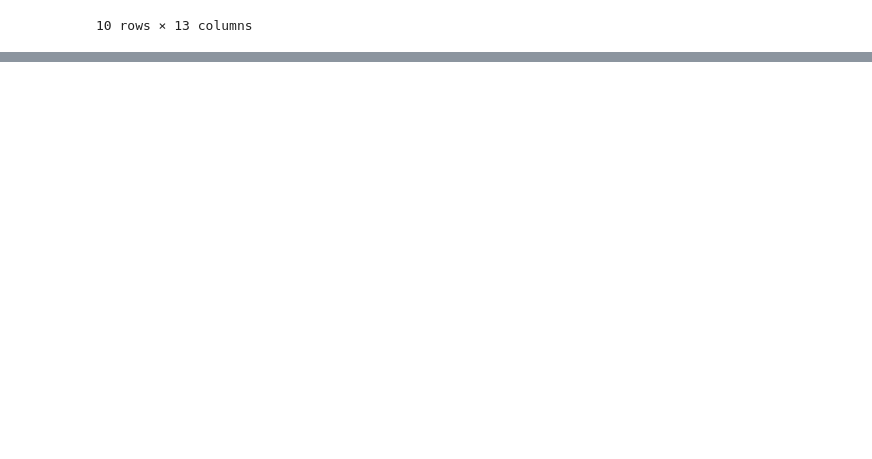
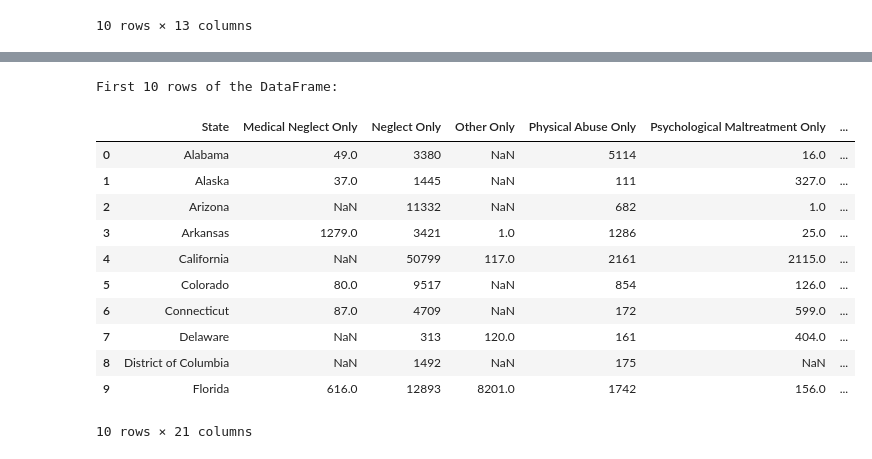
Before and after one commit to jas-tang/datasci_1_loading, a Jupyter notebook: HHA507.ipynb, the cells around one changed output, grey strips where cells are left out. Saved outputs shown, nothing was run; the diff lists cells and outputs as text; code cells hidden in the pictures; blank space fills up the shorter version.

```diff
--- a/HHA507.ipynb
+++ b/HHA507.ipynb
@@ -238,0 +284,20 @@ First 10 rows of the DataFrame:
+# %%
+maltreatment = pd.read_excel("/content/sample_data/Maltreatment_Types_of_Victims.xlsx")
+#Display only 10
+result = maltreatment.head(10)
+print("First 10 rows of the DataFrame:")
+result
+# %% [output]
+First 10 rows of the DataFrame:
+|  | State | Medical Neglect Only | Neglect Only | Other Only | Physical Abuse Only | Psychological Maltreatment Only | ... |
+| 0 | Alabama | 49.0 | 3380 | NaN | 5114 | 16.0 | ... |
+| 1 | Alaska | 37.0 | 1445 | NaN | 111 | 327.0 | ... |
+| 2 | Arizona | NaN | 11332 | NaN | 682 | 1.0 | ... |
+| 3 | Arkansas | 1279.0 | 3421 | 1.0 | 1286 | 25.0 | ... |
+| 4 | California | NaN | 50799 | 117.0 | 2161 | 2115.0 | ... |
+| 5 | Colorado | 80.0 | 9517 | NaN | 854 | 126.0 | ... |
+| 6 | Connecticut | 87.0 | 4709 | NaN | 172 | 599.0 | ... |
+| 7 | Delaware | NaN | 313 | 120.0 | 161 | 404.0 | ... |
+| 8 | District of Columbia | NaN | 1492 | NaN | 175 | NaN | ... |
+| 9 | Florida | 616.0 | 12893 | 8201.0 | 1742 | 156.0 | ... |
+10 rows × 21 columns
```
Also changed, not shown: parts of 10 cells of this notebook.
